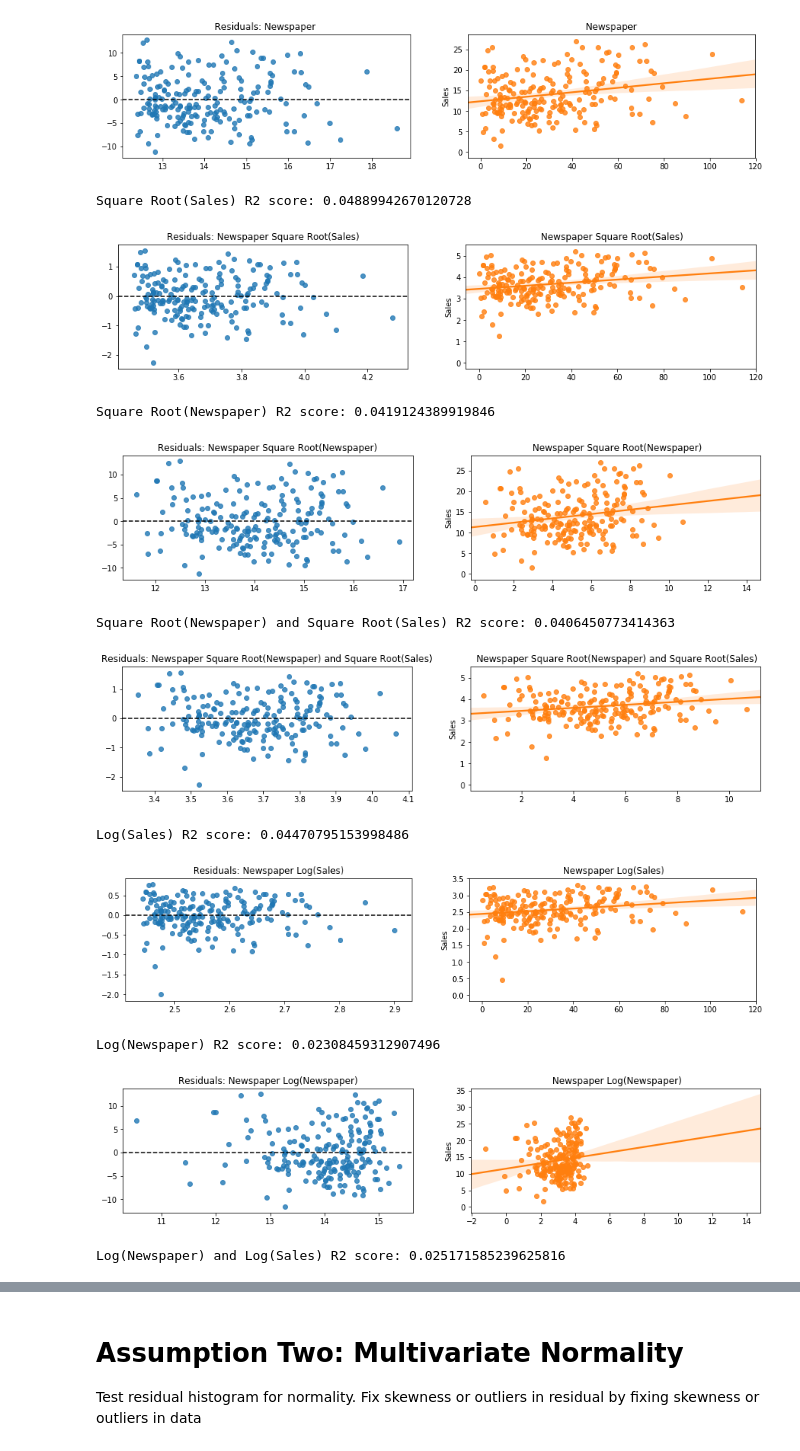
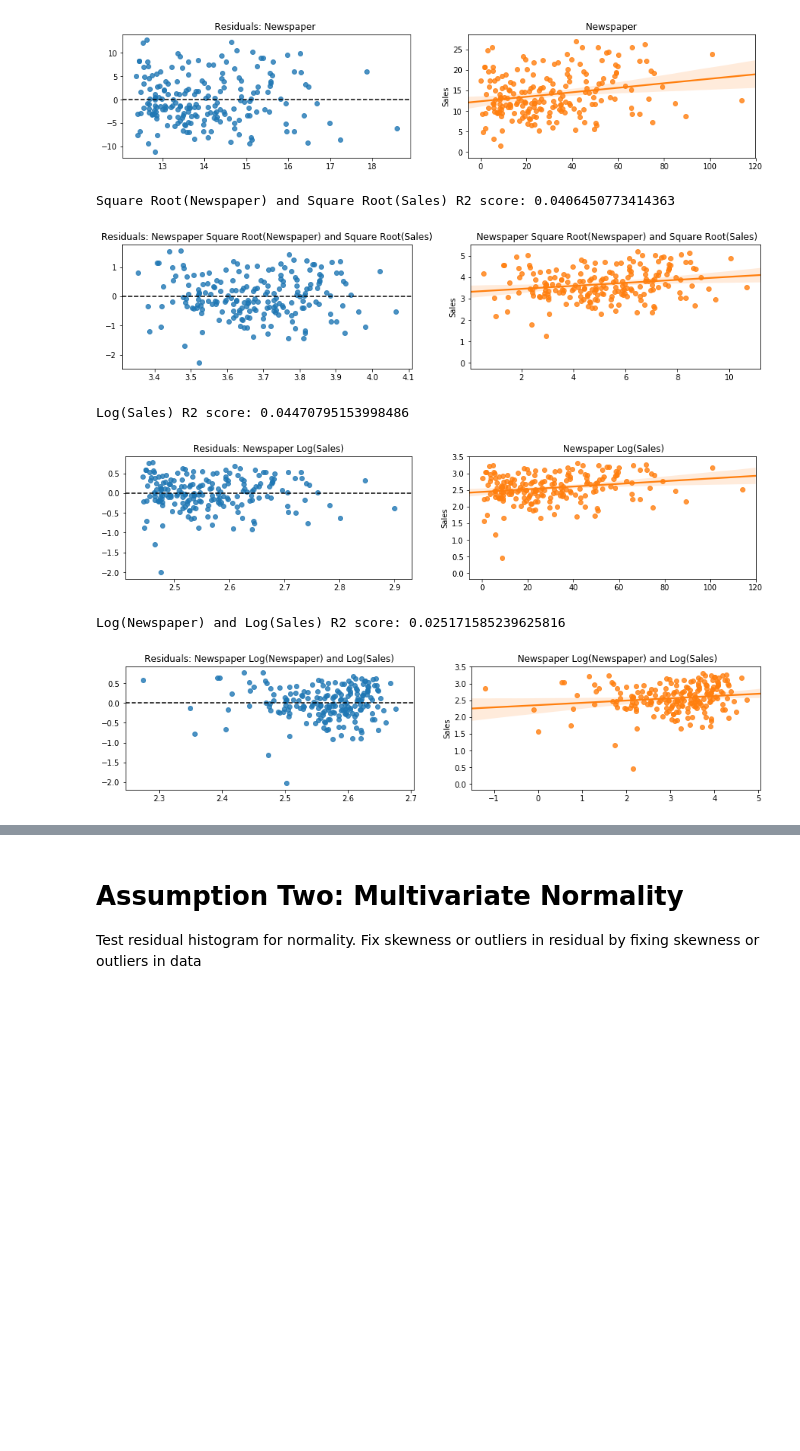
Before and after one commit to cobrobrown/thinkful_course, a Jupyter notebook: unit_2_supervised_learning/2.4.3_the_extraordinary_power_of_explanatory_power/2.4.3_linear_regression_assumptions.ipynb, the cells around one changed output, grey strips where cells are left out. Saved outputs shown, nothing was run; the diff lists cells and outputs as text; code cells hidden in the pictures; blank space fills up the shorter version.

```diff
--- a/unit_2_supervised_learning/2.4.3_the_extraordinary_power_of_explanatory_power/2.4.3_linear_regression_assumptions.ipynb
+++ b/unit_2_supervised_learning/2.4.3_the_extraordinary_power_of_explanatory_power/2.4.3_linear_regression_assumptions.ipynb
@@ -144,27 +120,16 @@ ind_var_lg(X['Newspaper'], data['Sales'])
  R2 score: 0.05212044544430516
 [figure]
 # %%
-# transform Sales by sqrt
-ind_var_lg(X['Newspaper'], data['Sales'].apply(np.sqrt), 'Square Root(Sales)')
-# transform Newspaper by sqrt
-ind_var_lg(X['Newspaper'].apply(np.sqrt), data['Sales'], 'Square Root(Newspaper)')
 # transform Newspaper and Sales by sqrt
 ind_var_lg(X['Newspaper'].apply(np.sqrt), data['Sales'].apply(np.sqrt), 'Square Root(Newspaper) and Square Root(Sales)')
 # transform Sales by log
 ind_var_lg(X['Newspaper'], data['Sales'].apply(np.log), 'Log(Sales)')
-# transform Newspaper by log
-ind_var_lg(X['Newspaper'].apply(np.log), data['Sales'], 'Log(Newspaper)')
 # transform Newspaper and Sales by log
 ind_var_lg(X['Newspaper'].apply(np.log), data['Sales'].apply(np.log), 'Log(Newspaper) and Log(Sales)')
 # %% [output]
-Square Root(Sales) R2 score: 0.04889942670120728
+Square Root(Newspaper) and Square Root(Sales) R2 score: 0.0406450773414363
-[figure, old version]
+[figure, new version]
-Square Root(Newspaper) R2 score: 0.0419124389919846
+Log(Sales) R2 score: 0.04470795153998486
-[figure, old version]
+[figure, new version]
-Square Root(Newspaper) and Square Root(Sales) R2 score: 0.0406450773414363
+Log(Newspaper) and Log(Sales) R2 score: 0.025171585239625816
-[figure, old version]
+[figure, new version]
-Log(Sales) R2 score: 0.04470795153998486
-[figure, removed]
-Log(Newspaper) R2 score: 0.02308459312907496
-[figure, removed]
-Log(Newspaper) and Log(Sales) R2 score: 0.025171585239625816
```
Also changed, not shown: parts of 9 cells of this notebook.
